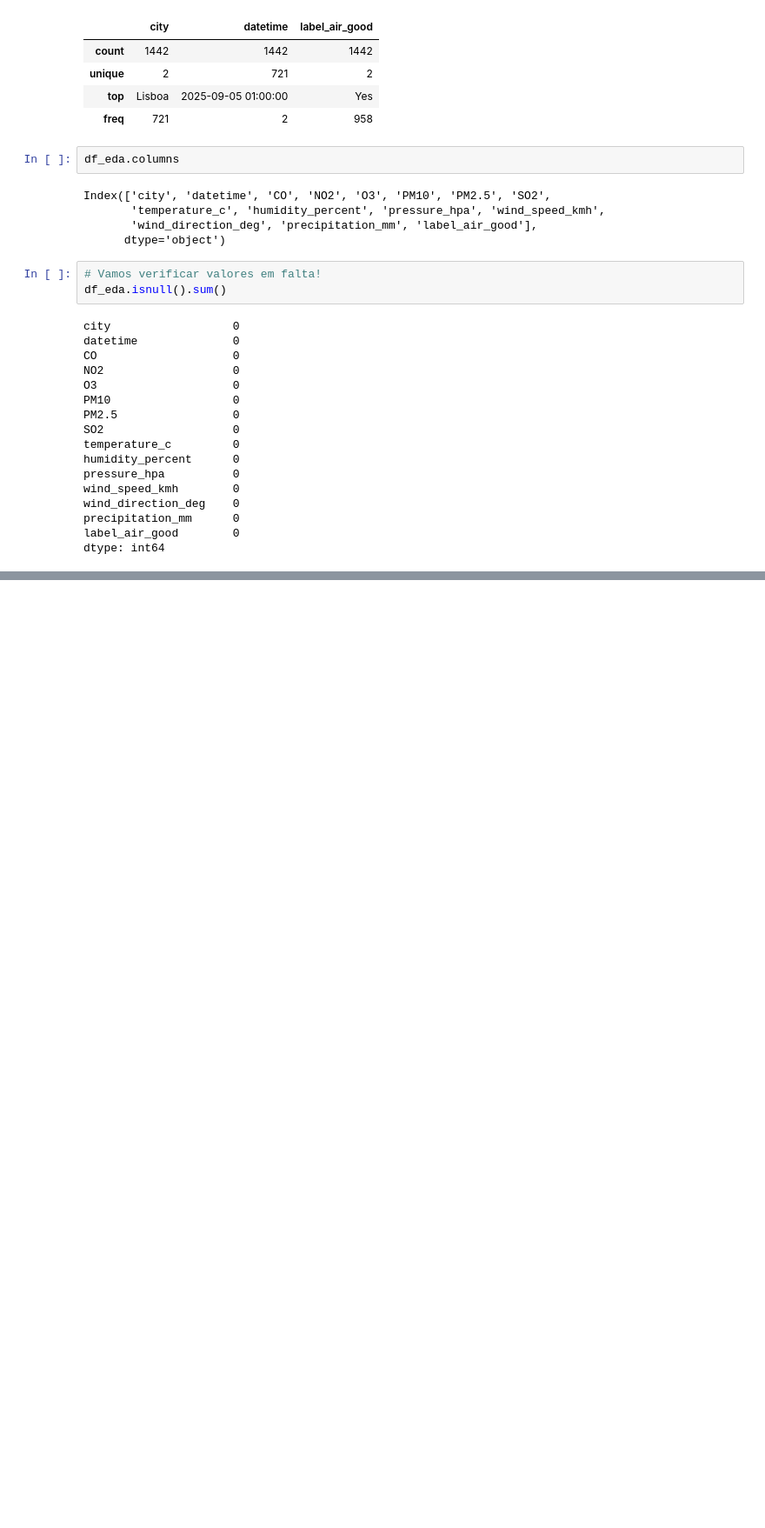
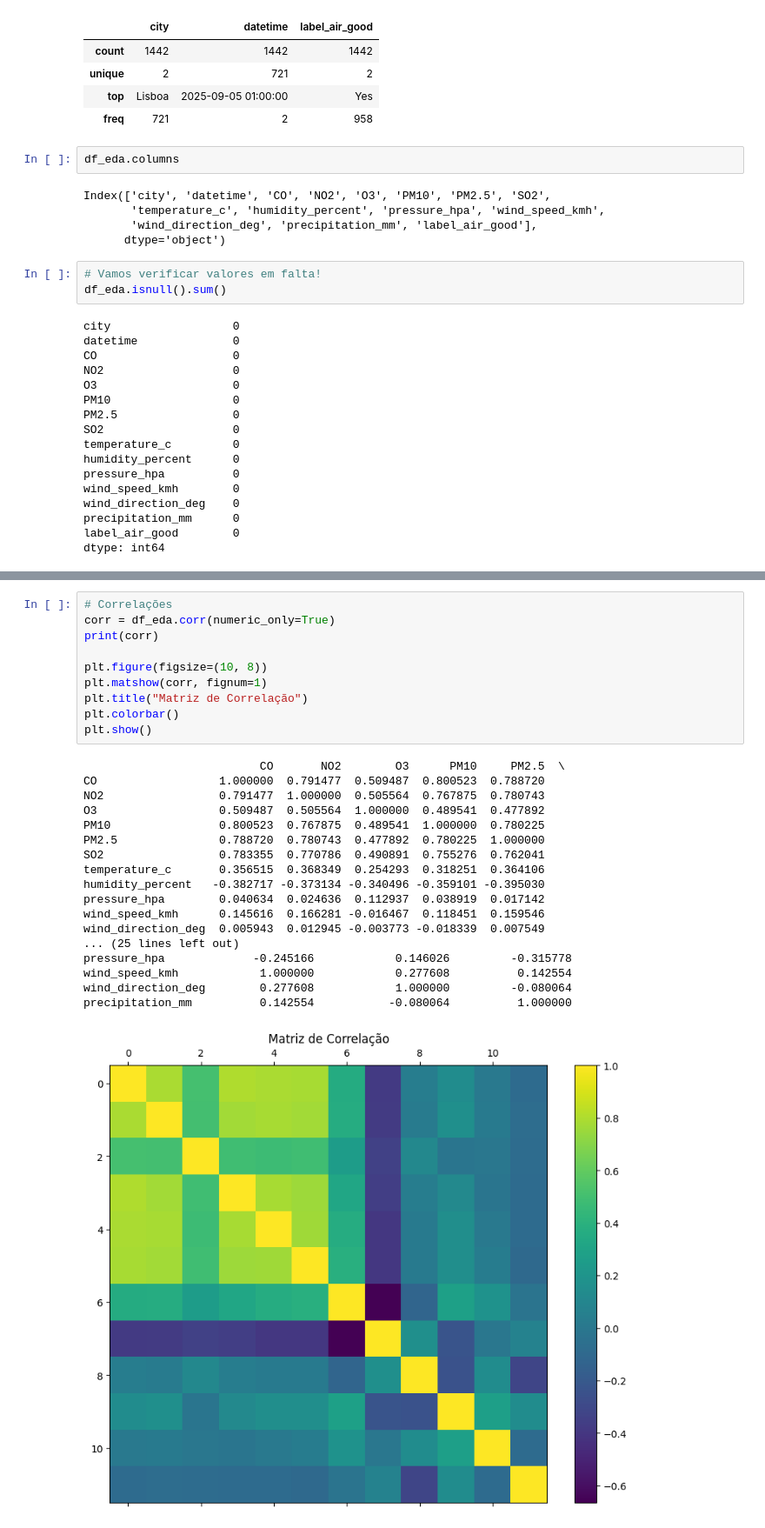
Before and after one commit to CatarinaMaria217/Proj1_AI, a Jupyter notebook: eda.ipynb, the cells around one changed output, grey strips where cells are left out. Shown at 87% size. Cells and saved outputs as stored; diff of their text form; blank space fills up the shorter version.

```diff
--- a/eda.ipynb
+++ b/eda.ipynb
@@ -162,0 +170,29 @@ dtype: int64
+# %%
+# Correlações
+corr = df_eda.corr(numeric_only=True)
+print(corr)
+
+plt.figure(figsize=(10, 8))
+plt.matshow(corr, fignum=1)
+plt.title("Matriz de Correlação")
+plt.colorbar()
+plt.show()
+# %% [output]
+                          CO       NO2        O3      PM10     PM2.5  \
+CO                  1.000000  0.791477  0.509487  0.800523  0.788720
+NO2                 0.791477  1.000000  0.505564  0.767875  0.780743
+O3                  0.509487  0.505564  1.000000  0.489541  0.477892
+PM10                0.800523  0.767875  0.489541  1.000000  0.780225
+PM2.5               0.788720  0.780743  0.477892  0.780225  1.000000
+SO2                 0.783355  0.770786  0.490891  0.755276  0.762041
+temperature_c       0.356515  0.368349  0.254293  0.318251  0.364106
+humidity_percent   -0.382717 -0.373134 -0.340496 -0.359101 -0.395030
+pressure_hpa        0.040634  0.024636  0.112937  0.038919  0.017142
+wind_speed_kmh      0.145616  0.166281 -0.016467  0.118451  0.159546
+wind_direction_deg  0.005943  0.012945 -0.003773 -0.018339  0.007549
+... (25 lines left out)
+pressure_hpa             -0.245166            0.146026         -0.315778
+wind_speed_kmh            1.000000            0.277608          0.142554
+wind_direction_deg        0.277608            1.000000         -0.080064
+precipitation_mm          0.142554           -0.080064          1.000000
+[figure, added]
```
Also changed, not shown: parts of 1 cell of this notebook.
